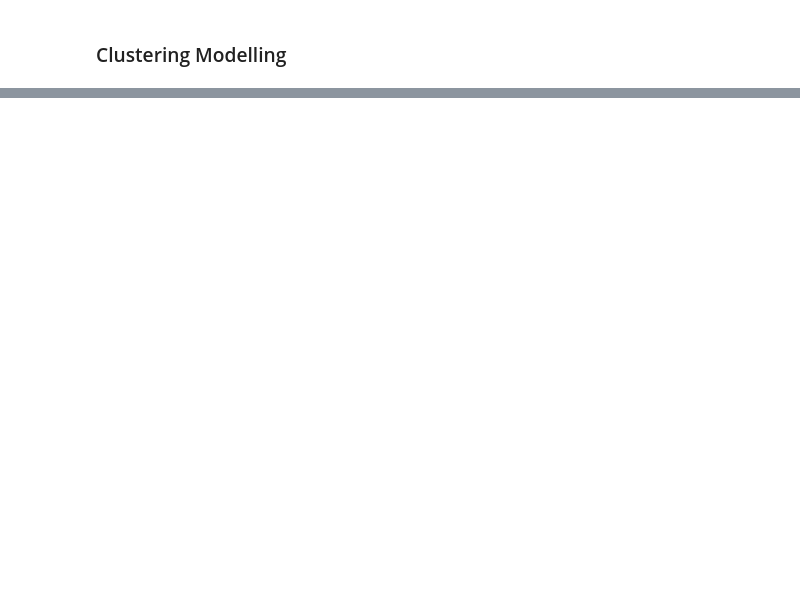
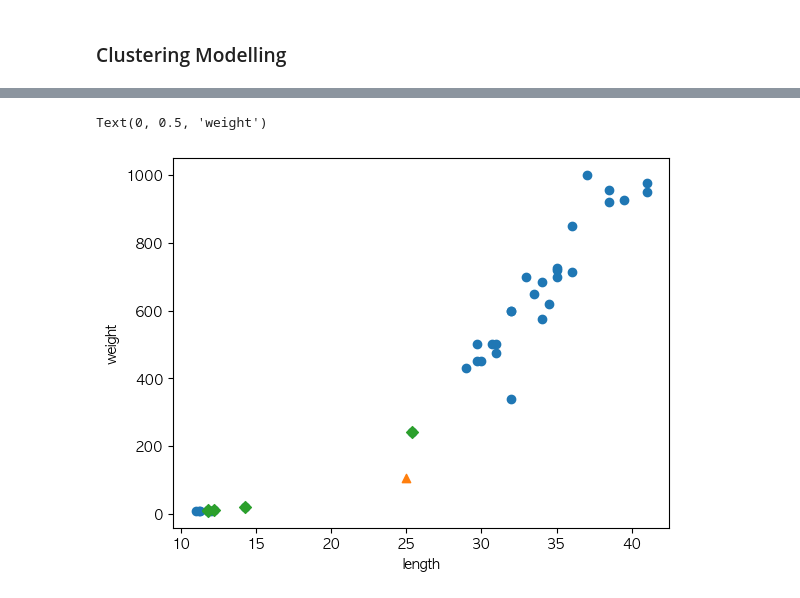
Before and after one commit to vbenv/Excercise, a Jupyter notebook: python/ML/k-clustering.ipynb, the cells around one changed output, grey strips where cells are left out. Drawn from its saved outputs; the diff is of its cells as text; code cells hidden in the pictures; blank space fills up the shorter version.

```diff
--- a/python/ML/k-clustering.ipynb
+++ b/python/ML/k-clustering.ipynb
@@ -446,0 +477,5 @@ Davies bouldin score: 1.0675059890353804
+# %%
+import numpy as np
+
+input_arr = np.array(fish_data)         # make a input arr
+target_arr = np.array(fish_target)      # make a target arr
@@ -446,0 +486,5 @@ Davies bouldin score: 1.0675059890353804
+# %%
+# shake sample data
+np.random.seed(30)
+index = np.arange(49)       # make [0~48] array
+np.random.shuffle(index)
@@ -446,0 +500,9 @@ Davies bouldin score: 1.0675059890353804
+# %%
+train_input = input_arr[index[:35]]
+train_target = target_arr[index[:35]]
+
+test_input = input_arr[index[35:]]
+test_target = target_arr[index[35:]]
+# %%
+kn = kn.fit(train_input, train_target)
+kn.score(test_input, test_target)
@@ -446,0 +536,11 @@ Davies bouldin score: 1.0675059890353804
+# %%
+distances, indexes = kn.kneighbors([[25, 150]])
+
+plt.scatter(train_input[:,0], train_input[:,1])
+plt.scatter(25, 105, marker='^')
+plt.scatter(train_input[indexes, 0], train_input[indexes, 1], marker='D')
+plt.xlabel('length')
+plt.ylabel('weight')
+# %% [output]
+Text(0, 0.5, 'weight')
+[figure, added]
```
Also changed, not shown: parts of 21 cells of this notebook.
